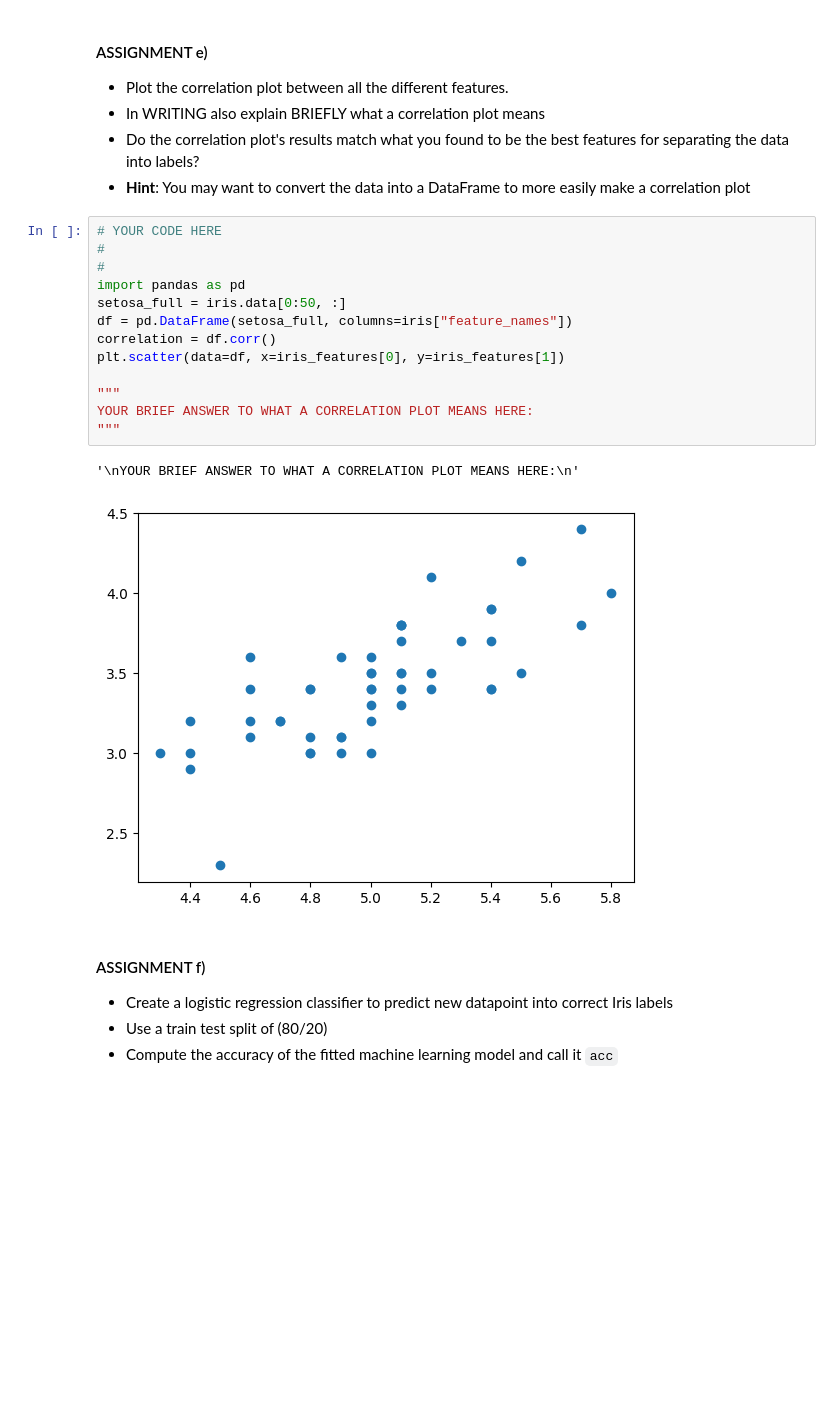
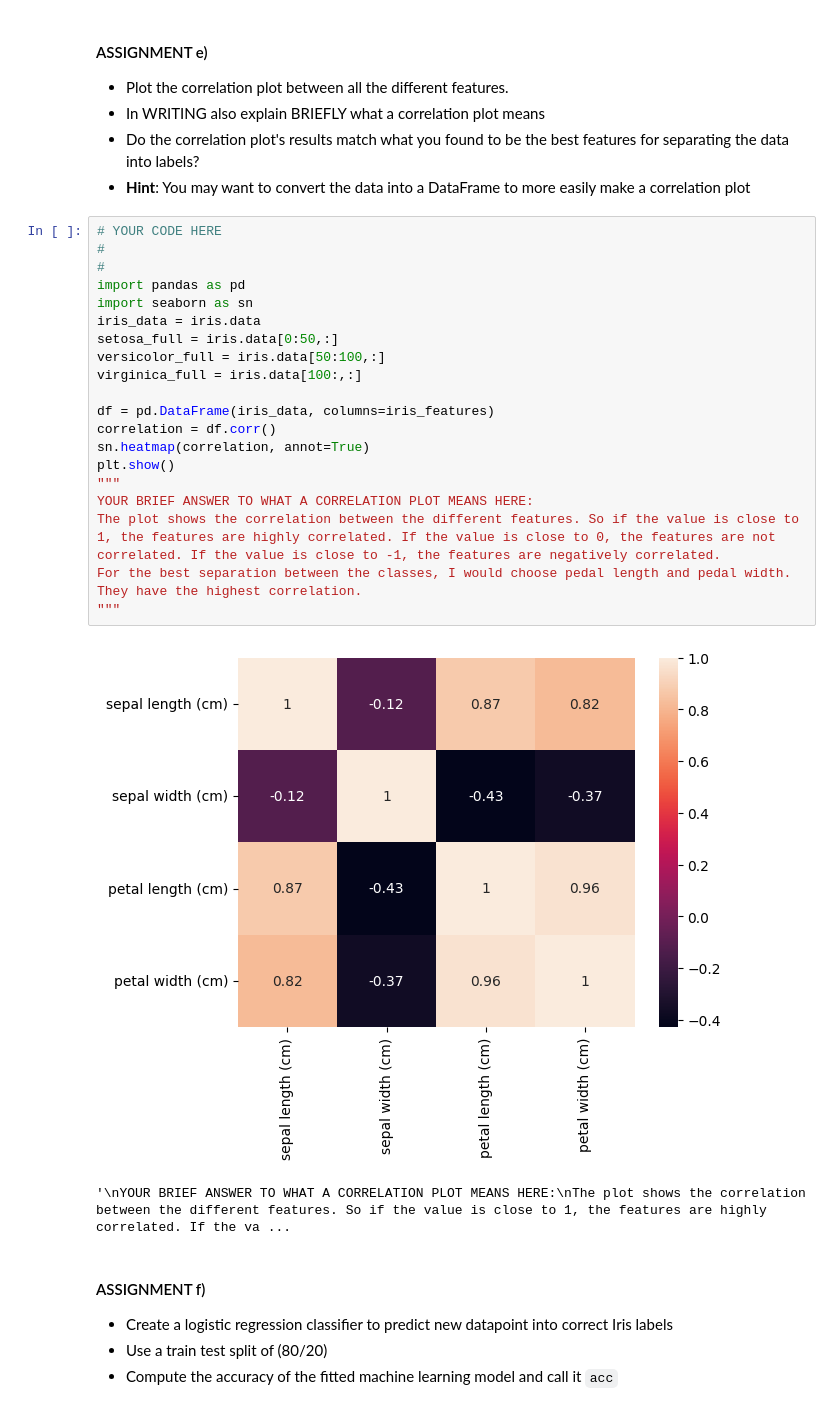
Before and after one commit to richard-lovgren/ml-1dl034-public-assignments, a Jupyter notebook: Assignments/Practical/PracticalNotebook3.ipynb, the cells around one changed output. Drawn from its saved outputs; the diff is of its cells as text; blank space fills up the shorter version.

```diff
--- a/Assignments/Practical/PracticalNotebook3.ipynb
+++ b/Assignments/Practical/PracticalNotebook3.ipynb
@@ -378,22 +379,29 @@ plt.show()
 - In WRITING also explain BRIEFLY what a correlation plot means
 - Do the correlation plot's results match what you found to be the best features for separating the data into labels?
 - **Hint**: You may want to convert the data into a DataFrame to more easily make a correlation plot
-# %%
-# YOUR CODE HERE
-#
-#
-import pandas as pd
-setosa_full = iris.data[0:50, :]
-df = pd.DataFrame(setosa_full, columns=iris["feature_names"])
-correlation = df.corr()
-plt.scatter(data=df, x=iris_features[0], y=iris_features[1])
-
-"""
-YOUR BRIEF ANSWER TO WHAT A CORRELATION PLOT MEANS HERE:
-"""
-# %% [output]
-'\nYOUR BRIEF ANSWER TO WHAT A CORRELATION PLOT MEANS HERE:\n'
-[figure, removed]
+# %%
+# YOUR CODE HERE
+#
+#
+import pandas as pd
+import seaborn as sn
+iris_data = iris.data
+setosa_full = iris.data[0:50,:]
+versicolor_full = iris.data[50:100,:]
+virginica_full = iris.data[100:,:]
+
+df = pd.DataFrame(iris_data, columns=iris_features)
+correlation = df.corr()
+sn.heatmap(correlation, annot=True)
+plt.show()
+"""
+YOUR BRIEF ANSWER TO WHAT A CORRELATION PLOT MEANS HERE:
+The plot shows the correlation between the different features. So if the value is close to 1, the features are highly correlated. If the value is close to 0, the features are not correlated. If the value is close to -1, the features are negatively correlated.
+For the best separation between the classes, I would choose pedal length and pedal width. They have the highest correlation.
+"""
+# %% [output]
+[figure, added]
+'\nYOUR BRIEF ANSWER TO WHAT A CORRELATION PLOT MEANS HERE:\nThe plot shows the correlation between the different features. So if the value is close to 1, the features are highly correlated. If the va ...
 # %% [markdown]
 #### ASSIGNMENT f)
 - Create a logistic regression classifier to predict new datapoint into correct Iris labels
```
Also changed, not shown: parts of 5 cells of this notebook.
